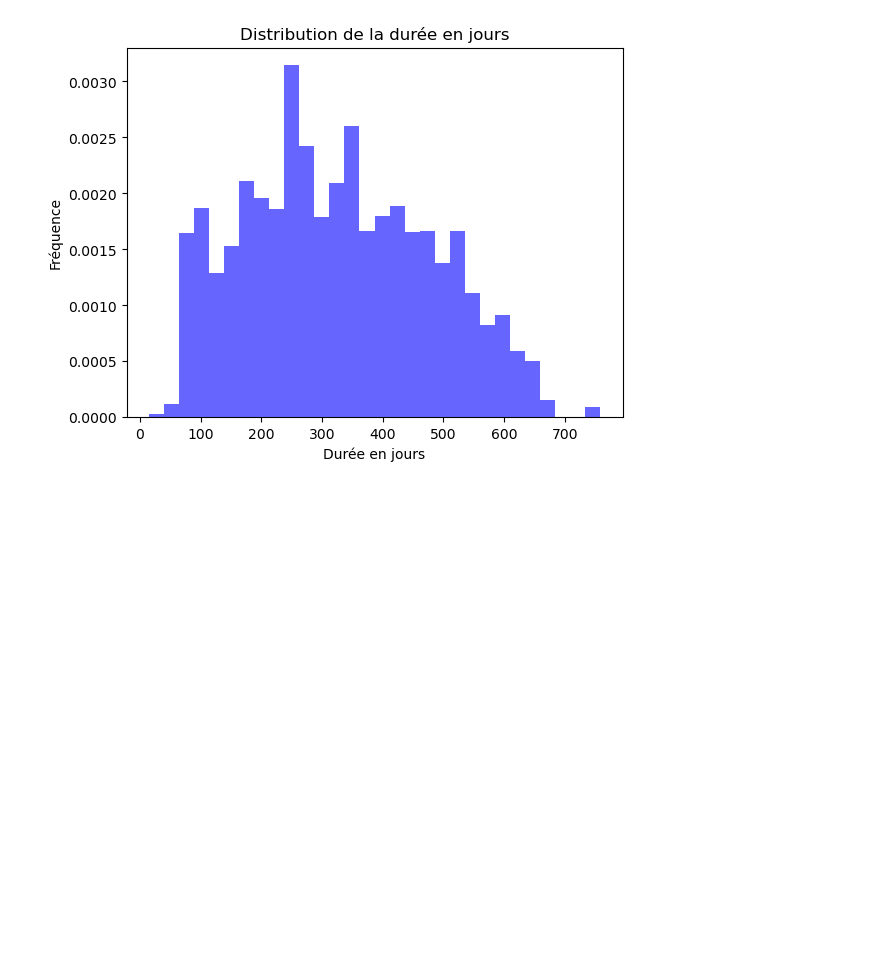
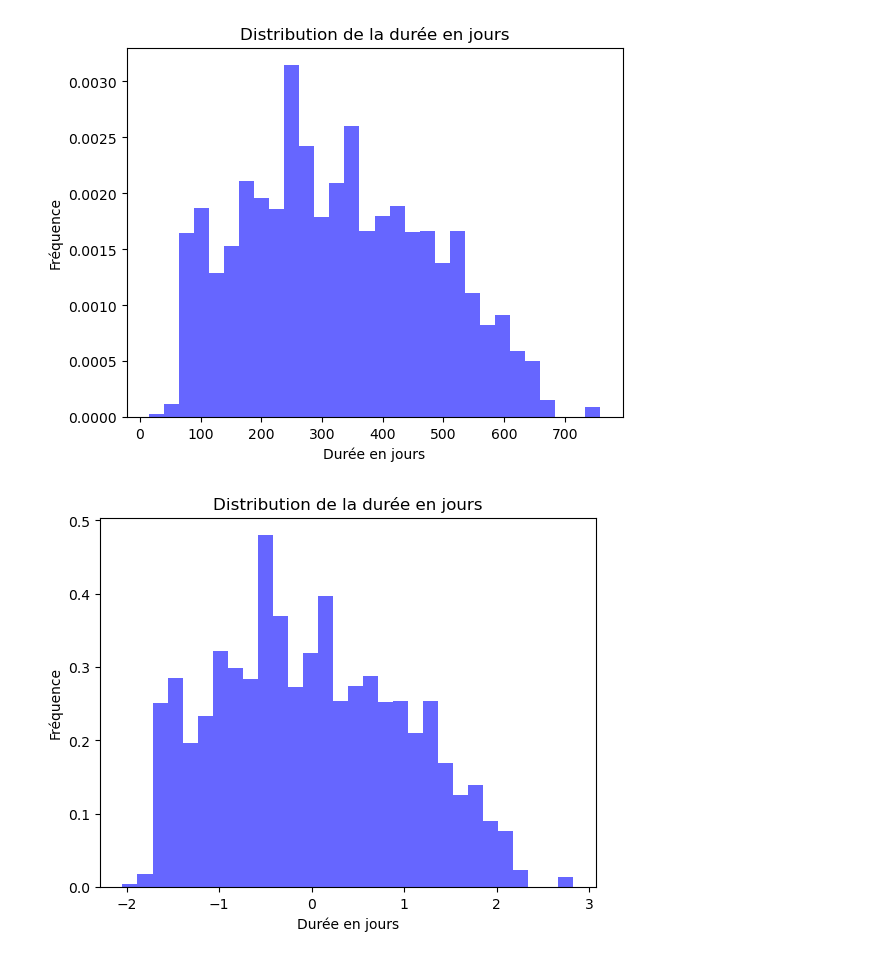
Before and after one commit to HaDock404/CustomerSegmentation, a Jupyter notebook: modelization.ipynb, the cells around one changed output. Drawn from its saved outputs; the diff is of its cells as text; code cells hidden in the pictures; blank space fills up the shorter version.

Commit message:
modification distribution

```diff
--- a/modelization.ipynb
+++ b/modelization.ipynb
@@ -200,6 +190,17 @@ plt.ylabel('Fréquence')
 plt.show()
 # %% [output]
 [figure]
+# %%
+#test = (df_filtered['Recency'] - df_filtered['Recency'].mean())/df_filtered['Recency'].std()
+test = (df_filtered['Recency'] - df_filtered['Recency'].mean())/df_filtered['Recency'].std()
+
+plt.hist(test, bins=30, density=True, alpha=0.6, color='b')
+plt.title('Distribution de la durée en jours')
+plt.xlabel('Durée en jours')
+plt.ylabel('Fréquence')
+plt.show()
+# %% [output]
+[figure, added]
 # %%
 df_without_naninf = df_filtered[df_filtered['Frequency'] > 0].copy()
 df_without_naninf.replace([float('inf'), float('-inf')], float('nan'), inplace=True)
```
Also changed, not shown: parts of 17 cells of this notebook, 2 other files.
